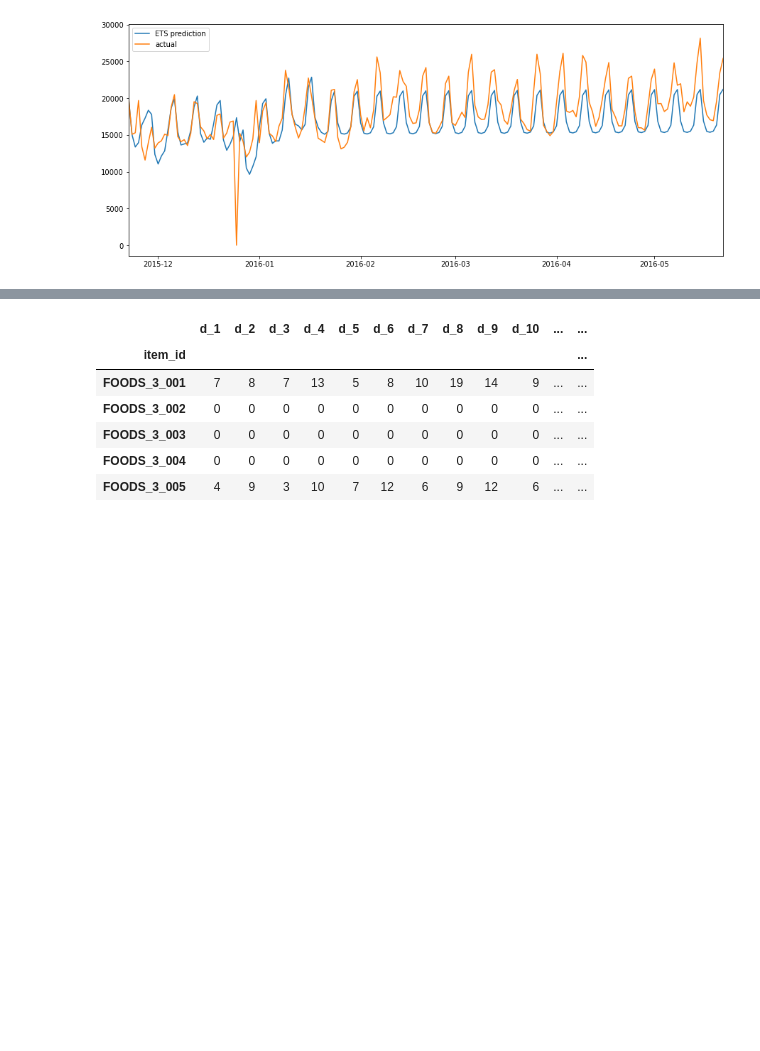
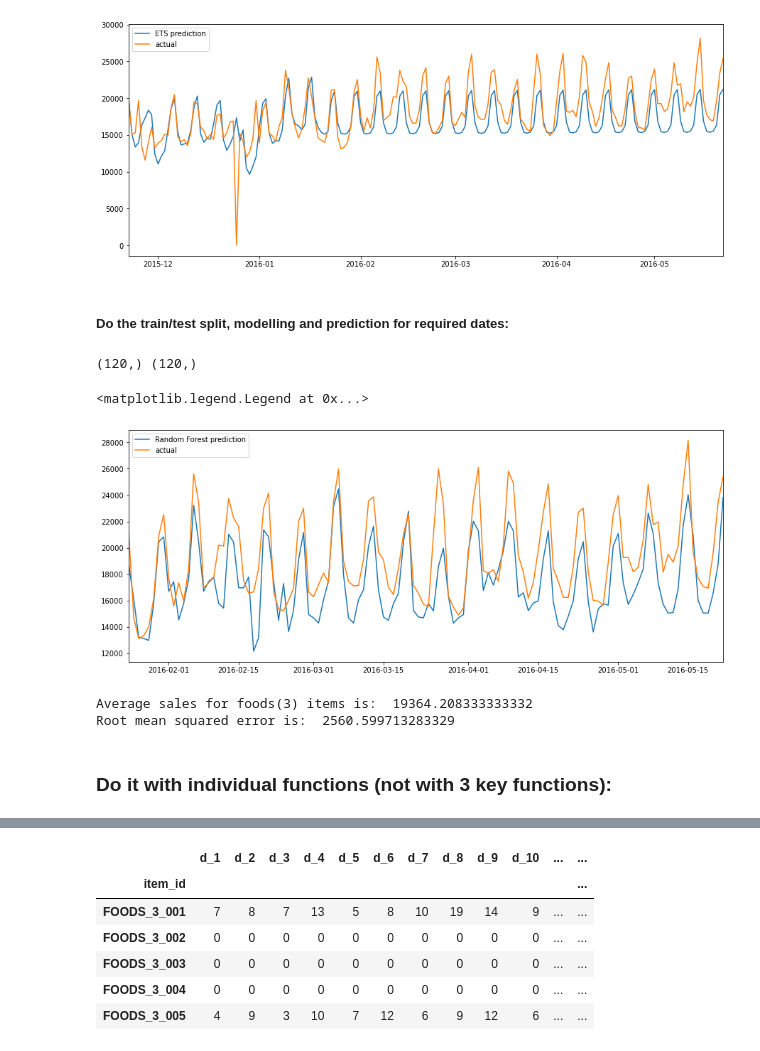
Before and after one commit to sithankanna/hts-forecast, a Jupyter notebook: notebooks/003-EK-model.ipynb, the cells around one changed output, grey strips where cells are left out. Saved outputs shown, nothing was run; the diff lists cells and outputs as text; code cells hidden in the pictures; blank space fills up the shorter version.

Commit message:
Clean up building block functions

```diff
--- a/notebooks/003-EK-model.ipynb
+++ b/notebooks/003-EK-model.ipynb
@@ -59,10 +61,10 @@ def ETS_predict(frame, column_to_predict, days_to_predict):
     return frame
 # %%
 #Create training/test dataset
-def train_test_set(frame, item, start, end):
-    newframe = frame[start:end]
-    input_train = newframe.drop(item, axis='columns')
-    target_train = newframe[item]
+def train_test_set(frame, target_feature, start_date, end_date):
+    newframe = frame[start_date:end_date]
+    input_train = newframe.drop(target_feature, axis='columns')
+    target_train = newframe[target_feature]
     return input_train, target_train
 # %%
 #Model and predict data using Random Forest
@@ -100,0 +103,14 @@ def merge_feature_eng(frame1, frame2, merge_index, column_to_encode, column_to_E
+# %%
+#Function to create train/test split and do model and prediction
+def split_n_model(frame, target_feature, train_start_date, train_end_date,
+                 test_start_date, test_end_date):
+
+    X_train, y_train = train_test_set(frame=frame, target_feature = target_feature,
+                                      start_date=train_start_date, end_date=train_end_date)
+
+    X_test, y_test   = train_test_set(frame=frame, target_feature = target_feature,
+                                      start_date=test_start_date, end_date=test_end_date)
+
+    y_predicted      = forest(X_train, y_train, X_test)
+
+    return y_test, y_predicted
@@ -147,6 +181,35 @@ plt.legend()
 # %% [output]
 <matplotlib.legend.Legend at 0x...>
 [figure]
+# %% [markdown]
+##### Do the train/test split, modelling and prediction for required dates:
+# %%
+y_test, y_predicted =split_n_model(frame=clean_mergedframe, target_feature='FOODS_3',
+                                   train_start_date='2011-01-29', train_end_date='2016-01-22',
+                                   test_start_date='2016-01-24', test_end_date='2016-05-22')
+# %%
+print(y_test.shape, y_predicted.shape)
+# %% [output]
+(120,) (120,)
+# %%
+plt.figure(figsize=(15,6))
+plt.plot(y_test.index, y_predicted, label='Random Forest prediction')
+plt.plot(y_test, label='actual')
+plt.xlim('2016-01-24', '2016-05-22')
+plt.legend()
+# %% [output]
+<matplotlib.legend.Legend at 0x...>
+[figure, added]
+# %%
+#Compare FOODS_3 average sales with RMSE
+print("Average sales for foods(3) items is: ", y_test.mean())
+rmse = sqrt(mean_squared_error(y_test, y_predicted))
+print("Root mean squared error is: ", rmse)
+# %% [output]
+Average sales for foods(3) items is:  19364.208333333332
+Root mean squared error is:  2560.599713283329
+# %% [markdown]
+### Do it with individual functions (not with 3 key functions):
 # %%
 sales.head()
 # %% [output]
```
Also changed, not shown: parts of 18 cells of this notebook.
